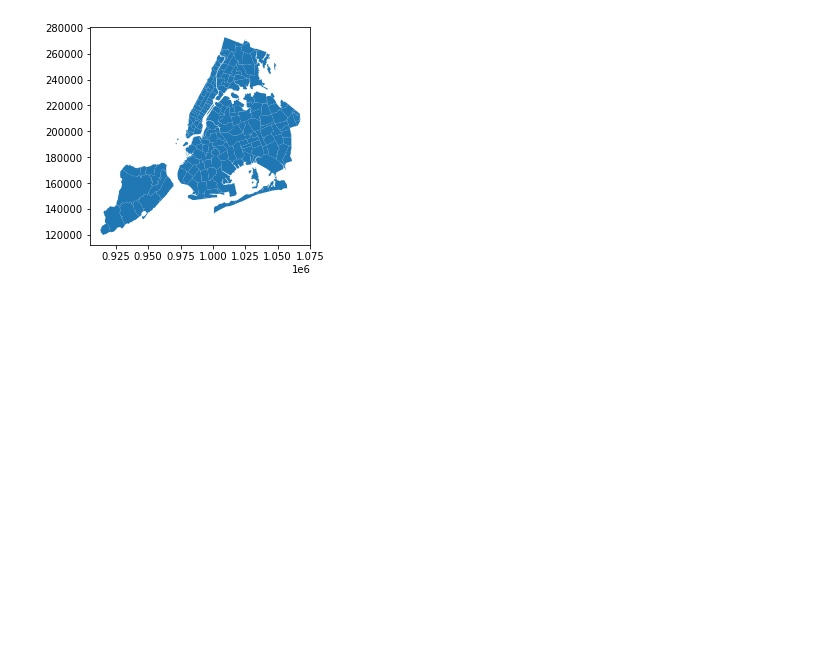
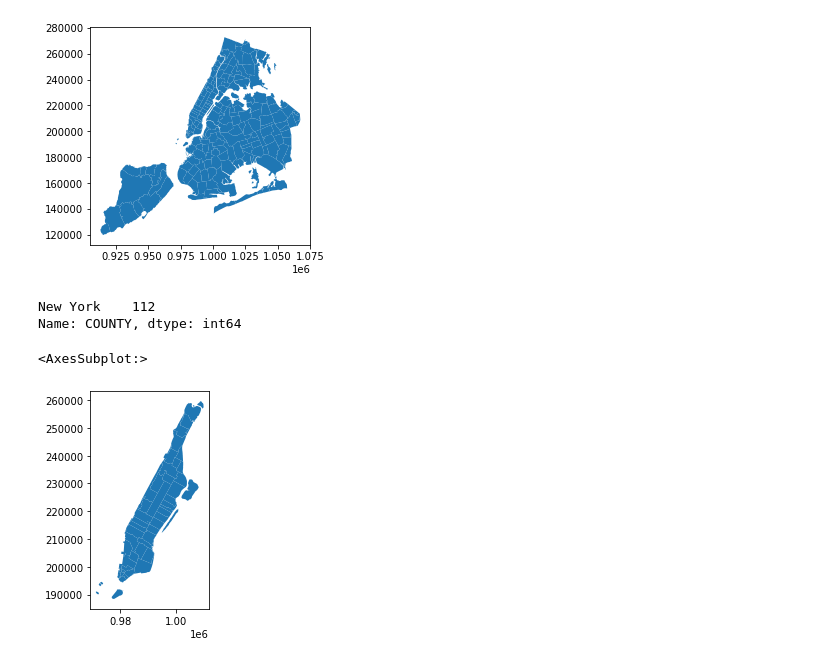
Before and after one commit to Sarang-Pramode/Analyzing_NYC_Citibike, a Jupyter notebook: Analyzing_High_Risk_Zones.ipynb, the cells around one changed output. Cells and saved outputs as stored; diff of their text form; code cells hidden in the pictures; blank space fills up the shorter version.

```diff
--- a/Analyzing_High_Risk_Zones.ipynb
+++ b/Analyzing_High_Risk_Zones.ipynb
@@ -293,3 +280,15 @@ nyc_zipcodes_gdf.plot()
 # %% [output]
 <AxesSubplot:>
 [figure]
+# %%
+nyc_zipcodes_gdf.COUNTY.value_counts()
+# %% [output]
+New York    112
+Name: COUNTY, dtype: int64
+# %%
+nyc_zipcodes_gdf = nyc_zipcodes_gdf[nyc_zipcodes_gdf['COUNTY'] == 'New York']
+# %%
+nyc_zipcodes_gdf.plot()
+# %% [output]
+<AxesSubplot:>
+[figure, added]
```
Also changed, not shown: parts of 23 cells of this notebook, 1 other file.
